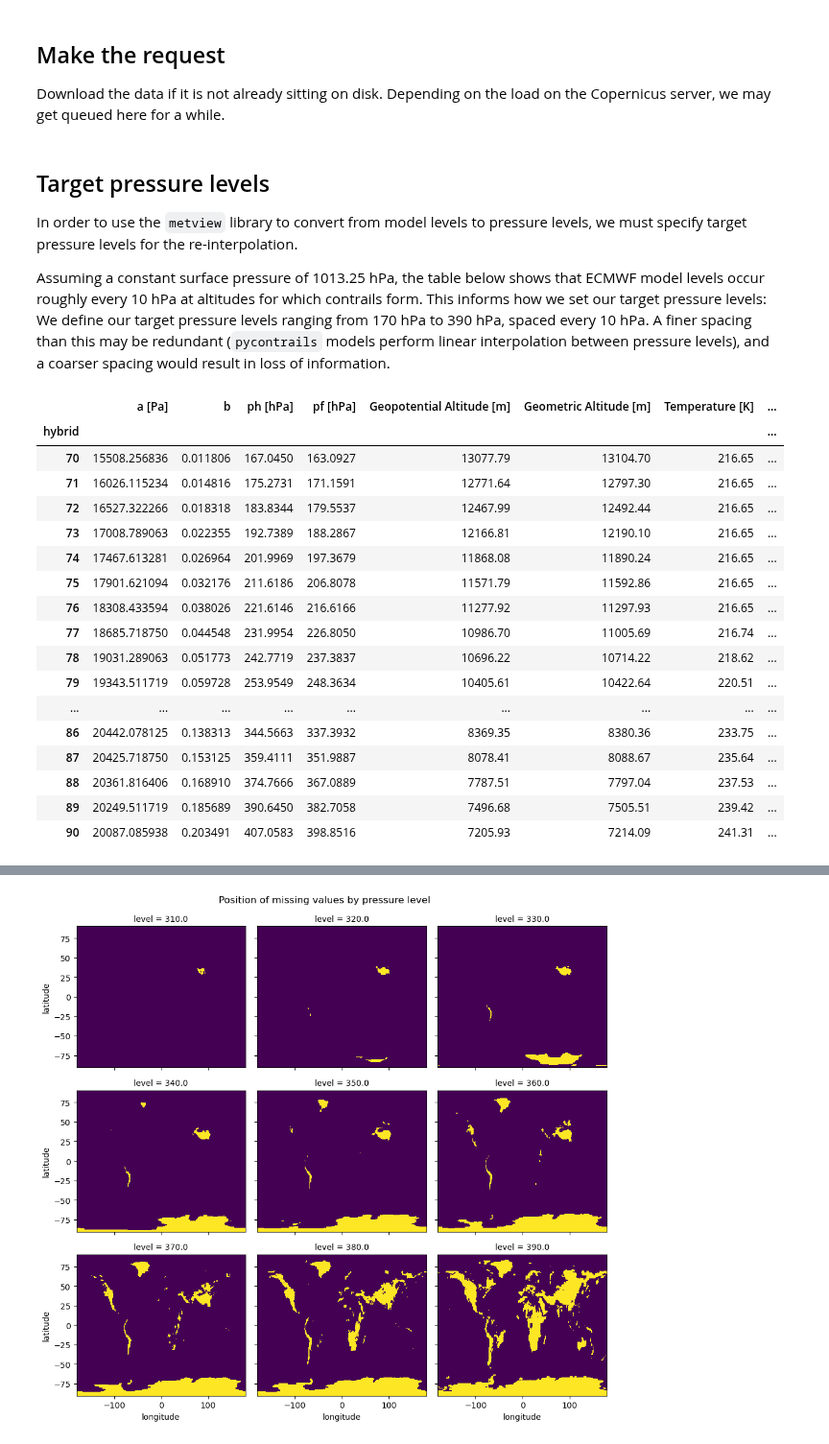
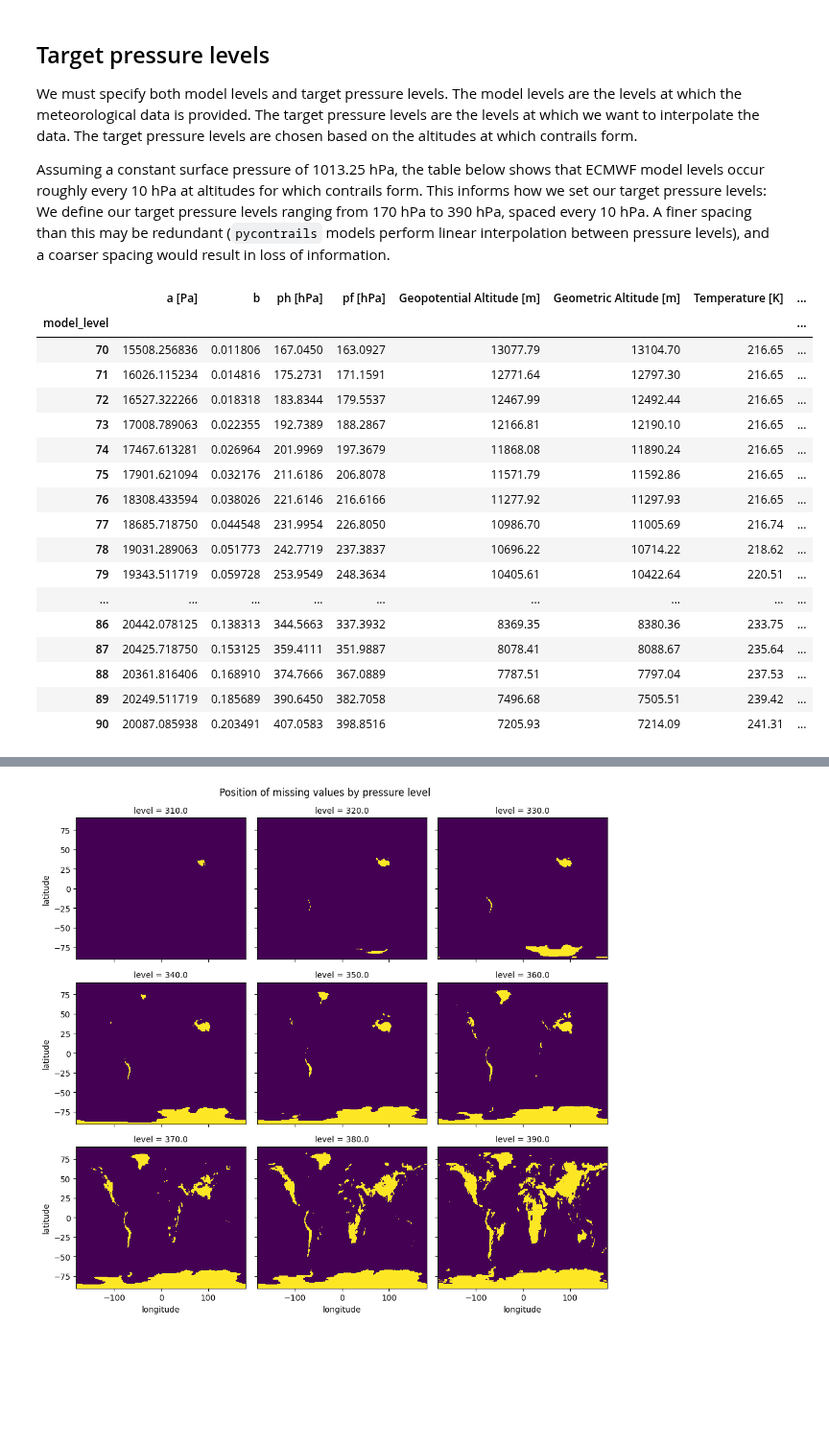
Before and after one commit to contrailcirrus/pycontrails, a Jupyter notebook: docs/notebooks/model-levels.ipynb, the cells around one changed output, grey strips where cells are left out. Shown at 96% size. Cells and saved outputs as stored; diff of their text form; code cells hidden in the pictures; blank space fills up the shorter version.

```diff
--- a/docs/notebooks/model-levels.ipynb
+++ b/docs/notebooks/model-levels.ipynb
@@ -65,4 +16,0 @@ sl_request = {
-# %% [markdown]
-## Make the request
-
-Download the data if it is not already sitting on disk. Depending on the load on the Copernicus server, we may get queued here for a while.
@@ -83,16 +17,16 @@ if not os.path.isfile(target):
 # %% [markdown]
 ## Target pressure levels
 
-In order to use the `metview` library to convert from model levels to pressure levels, we must specify target pressure levels for the re-interpolation.
+We must specify both model levels and target pressure levels. The model levels are the levels at which the meteorological data is provided. The target pressure levels are the levels at which we want to interpolate the data. The target pressure levels are chosen based on the altitudes at which contrails form.
 
 Assuming a constant surface pressure of 1013.25 hPa, the table below shows that ECMWF model levels occur roughly every 10 hPa at altitudes for which contrails form. This informs how we set our target pressure levels: We define our target pressure levels ranging from 170 hPa to 390 hPa, spaced every 10 hPa. A finer spacing than this may be redundant (`pycontrails` models perform linear interpolation between pressure levels), and a coarser spacing would result in loss of information.
 # %%
 url = "https://confluence.ecmwf.int/display/UDOC/L137+model+level+definitions"
-df = pd.read_html(url, na_values="-", index_col="n")[0].rename_axis("hybrid")
-df.loc[70:90]  # model levels 70 - 90 agree with our ml_request
+df = pd.read_html(url, na_values="-", index_col="n")[0].rename_axis("model_level")
+df.loc[70:90]  # model levels 70 - 90 agree with our ERA5ModelLevel object below
 # %% [output]
 |  | a [Pa] | b | ph [hPa] | pf [hPa] | Geopotential Altitude [m] | Geometric Altitude [m] | Temperature [K] | ... |
-| hybrid |  |  |  |  |  |  |  | ... |
+| model_level |  |  |  |  |  |  |  | ... |
 | 70 | 15508.256836 | 0.011806 | 167.0450 | 163.0927 | 13077.79 | 13104.70 | 216.65 | ... |
 | 71 | 16026.115234 | 0.014816 | 175.2731 | 171.1591 | 12771.64 | 12797.30 | 216.65 | ... |
 | 72 | 16527.322266 | 0.018318 | 183.8344 | 179.5537 | 12467.99 | 12492.44 | 216.65 | ... |
```
Also changed, not shown: parts of 17 cells of this notebook.
